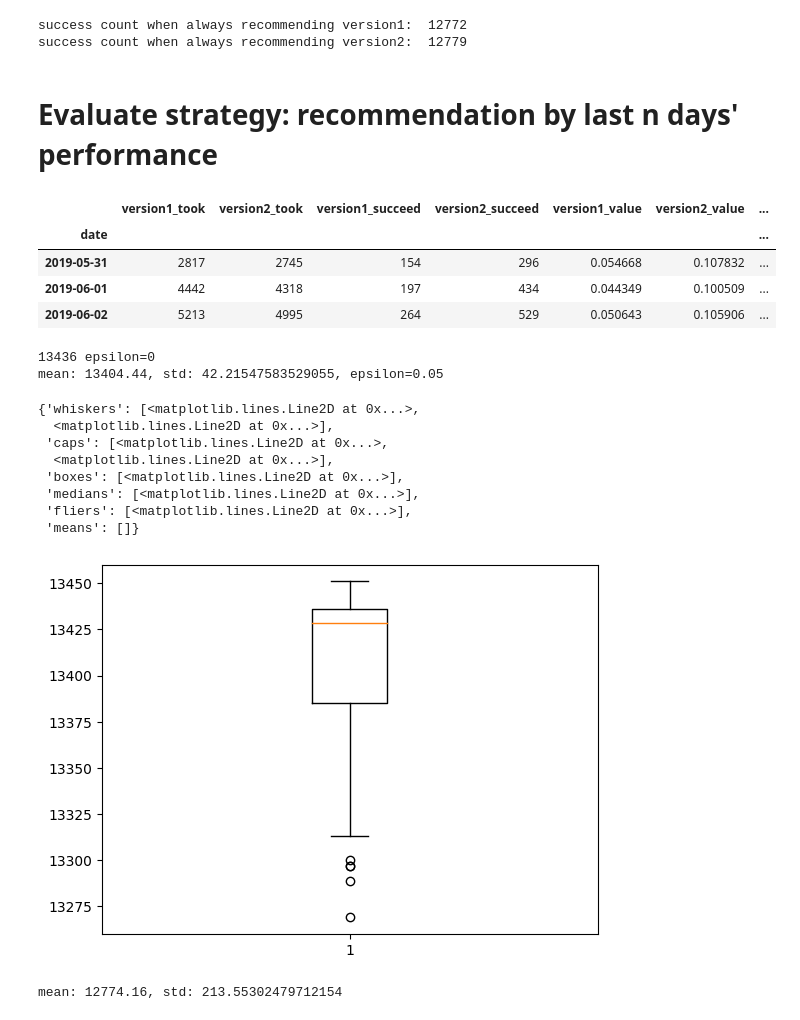
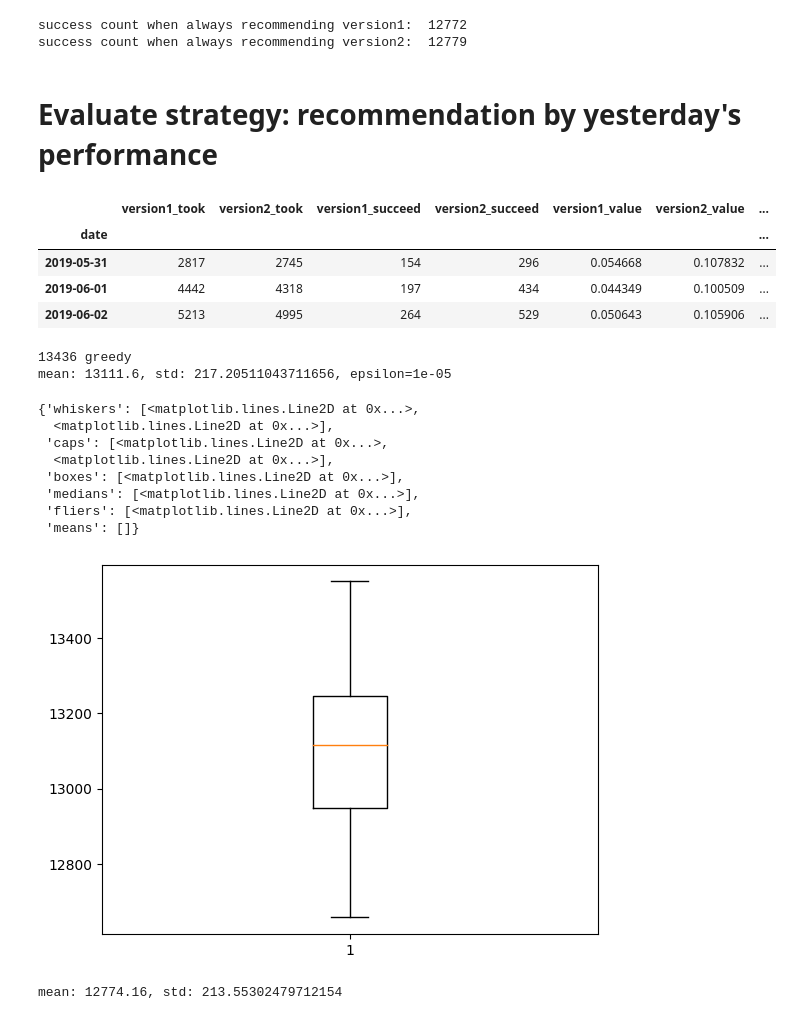
Before and after one commit to ykaitao/reinforcement-learning-for-recommendation, a Jupyter notebook: notebooks/multi-armed-bandit.ipynb, the cells around one changed output. Saved outputs shown, nothing was run; the diff lists cells and outputs as text; code cells hidden in the pictures.

```diff
--- a/notebooks/multi-armed-bandit.ipynb
+++ b/notebooks/multi-armed-bandit.ipynb
@@ -143,7 +147,7 @@ print(
 success count when always recommending version1:  12772
 success count when always recommending version2:  12779
 # %% [markdown]
-# Evaluate strategy: recommendation by last n days' performance
+# Evaluate strategy: recommendation by yesterday's performance
 # %%
 import math
 
@@ -194,52 +198,77 @@ from matplotlib import pyplot as plt
 import numpy as np
 
 
-def recommend_by_yesterday_performance(
-    df_daily: "pd.DataFrame", epsilon: float = 0
+def recommend_by_yesterday_performance_greedy(
+    df_daily: "pd.DataFrame",
 ) -> "pd.DataFrame":
-    assert 0 <= epsilon <= 1
 
     df_daily["recommendation"] = df_daily.apply(
         axis=1,
         func=lambda row: "version1"
         if (row["version1_value_yesterday"] > row["version2_value_yesterday"])
-        and random.random() < (1 - epsilon)
         else "version2",
     )
     return df_daily
 
 
-df_daily = recommend_by_yesterday_performance(df_daily, epsilon=0)
+def recommend_by_yesterday_performance_epsilon_greedy(
+    df_daily: "pd.DataFrame", epsilon: float = 0
+) -> "pd.DataFrame":
+    assert 0 <= epsilon <= 1
+
+    def epsilon_greedy(row: "pd.Row", epsilon: float) -> str:
+        if np.random() < epsilon:
+            return np.random.choice(["version1", "version2"])
+        else:
+            return (
+                "version1"
+                if row["version1_value_yesterday"] > row["version2_value_yesterday"]
+                else "version2"
+            )
+
+    df_daily["recommendation"] = df_daily.apply(
+        axis=1,
+        func=lambda row: epsilon_greedy(row, epsilon),
+    )
+    return df_daily
+
+
+df_daily = recommend_by_yesterday_performance_greedy(df_daily)
 df_result = df[["date", "experience", "success"]].merge(
     df_daily[["recommendation"]], on="date", how="inner"
 )
 
-print(evaluate_recommendation(df_result), "epsilon=0")
+print(evaluate_recommendation(df_result), "greedy")
 
 success_counts = []
+epsilon = 0.00001
 for _ in range(100):
-    df_daily = recommend_by_yesterday_performance(df_daily, epsilon=0.05)
+    df_daily = recommend_by_yesterday_performance_epsilon_greedy(
+        df_daily, epsilon=epsilon
+    )
 
     df_result = df[["date", "experience", "success"]].merge(
         df_daily[["recommendation"]], on="date", how="inner"
     )
 
     success_counts.append(evaluate_recommendation(df_result))
 
-print(f"mean: {np.mean(success_counts)}, std: {np.std(success_counts)}, epsilon=0.05")
+print(
+    f"mean: {np.mean(success_counts)}, std: {np.std(success_counts)}, epsilon={epsilon}"
+)
 plt.boxplot(x=success_counts)
 # %% [output]
-13436 epsilon=0
-mean: 13404.44, std: 42.21547583529055, epsilon=0.05
+13436 greedy
+mean: 13111.6, std: 217.20511043711656, epsilon=1e-05
 {'whiskers': [<matplotlib.lines.Line2D at 0x...>,
   <matplotlib.lines.Line2D at 0x...>],
  'caps': [<matplotlib.lines.Line2D at 0x...>,
   <matplotlib.lines.Line2D at 0x...>],
  'boxes': [<matplotlib.lines.Line2D at 0x...>],
  'medians': [<matplotlib.lines.Line2D at 0x...>],
  'fliers': [<matplotlib.lines.Line2D at 0x...>],
  'means': []}
-[figure, old version]
+[figure, new version]
 # %%
 # recommendation by yesterday's performance, using probability to balance
 # exploration / exploitation
```
Also changed, not shown: parts of 6 cells of this notebook, 3 other files.
